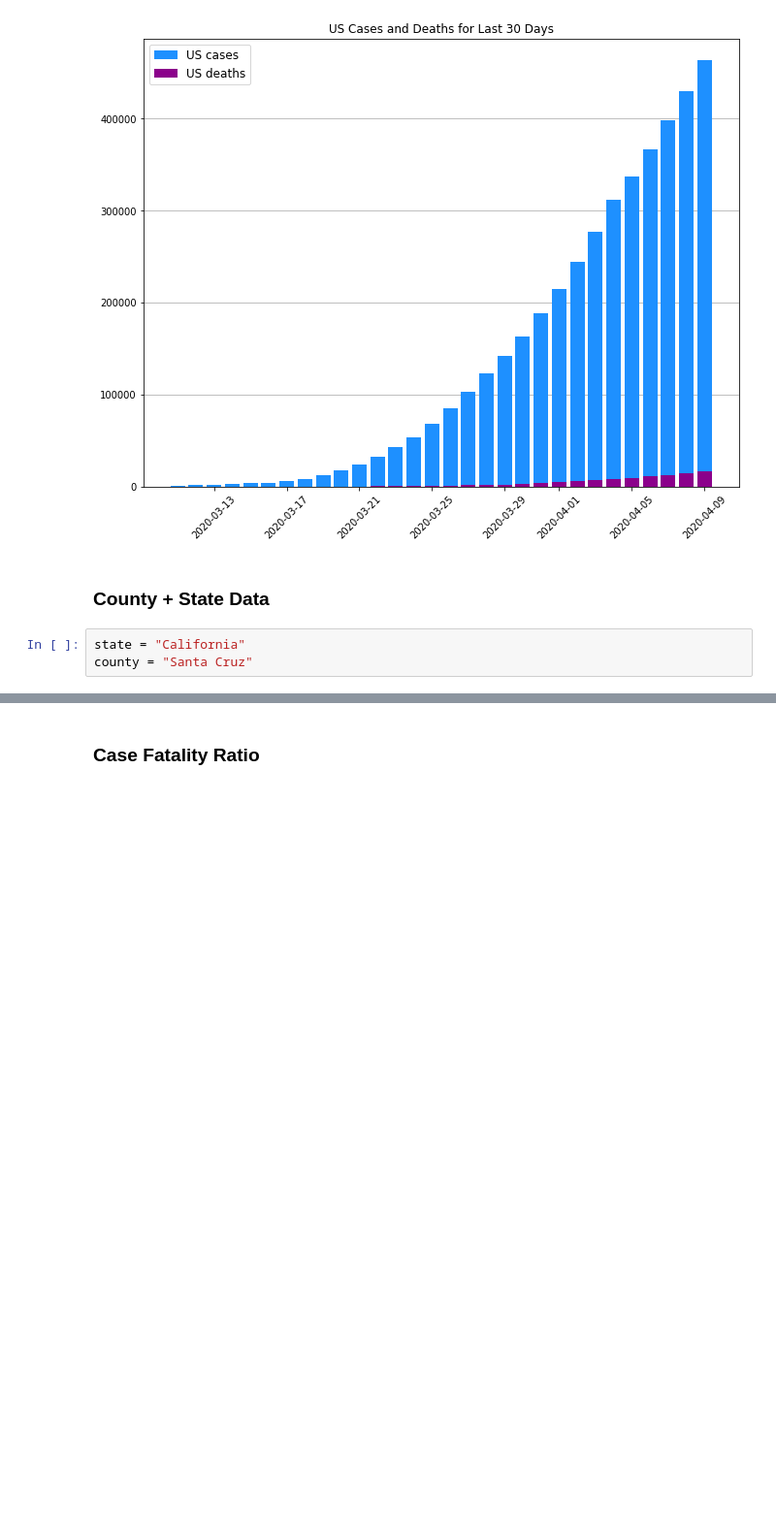
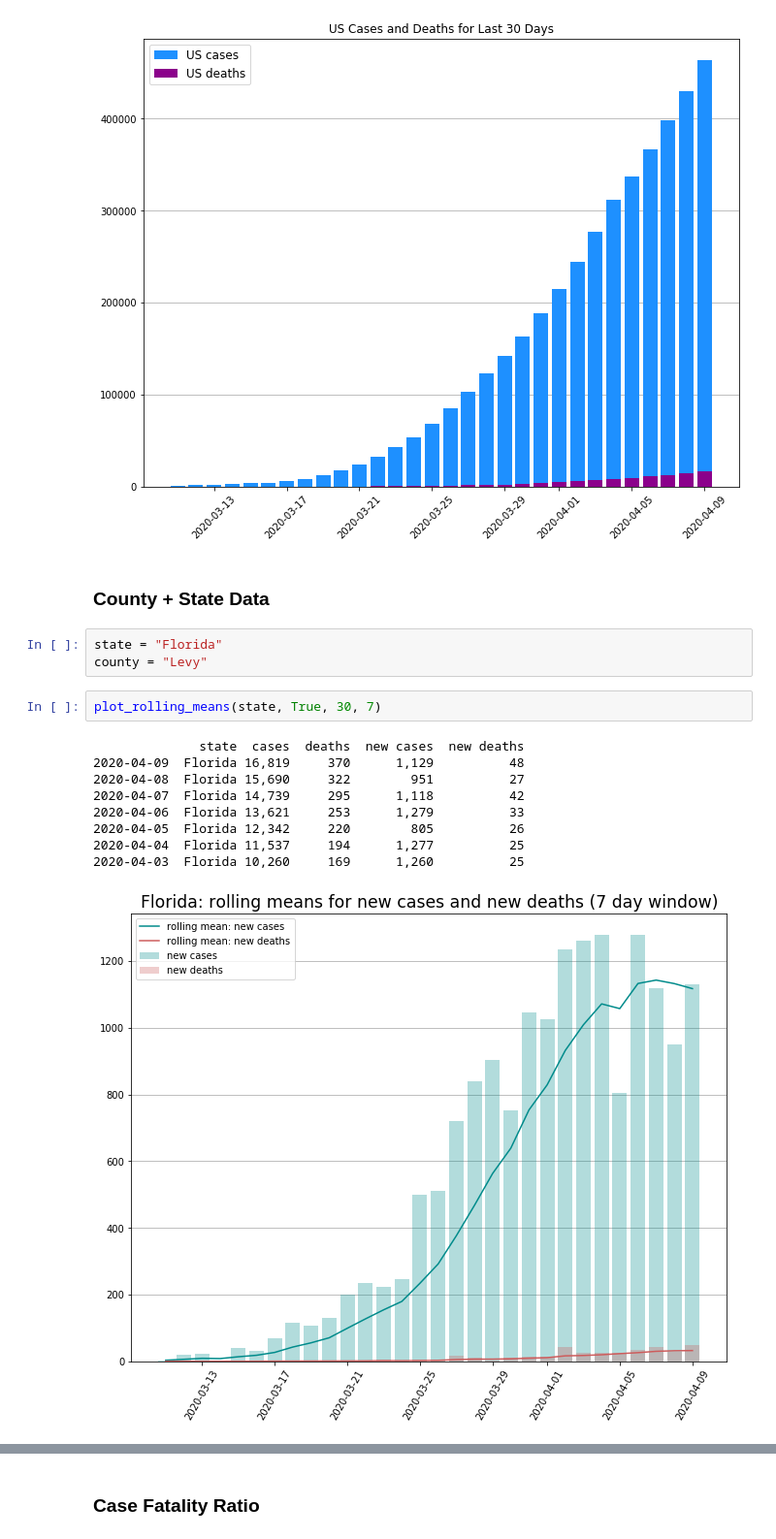
Before and after one commit to ritajett/playground, a Jupyter notebook: covid-data.ipynb, the cells around one changed output, grey strips where cells are left out. Shown at 97% size. Saved outputs shown, nothing was run; the diff lists cells and outputs as text; blank space fills up the shorter version.

```diff
--- a/covid-data.ipynb
+++ b/covid-data.ipynb
@@ -46,9 +30,21 @@ plot_us_cases(30)
 [figure]
 # %% [markdown]
 ### County + State Data
-# %%
-state = "California"
-county = "Santa Cruz"
+# %%
+state = "Florida"
+county = "Levy"
+# %%
+plot_rolling_means(state, True, 30, 7)
+# %% [output]
+              state  cases  deaths  new cases  new deaths
+2020-04-09  Florida 16,819     370      1,129          48
+2020-04-08  Florida 15,690     322        951          27
+2020-04-07  Florida 14,739     295      1,118          42
+2020-04-06  Florida 13,621     253      1,279          33
+2020-04-05  Florida 12,342     220        805          26
+2020-04-04  Florida 11,537     194      1,277          25
+2020-04-03  Florida 10,260     169      1,260          25
+[figure, added]
 # %%
 plot_county_cases(state, county, days=30)
 # %% [output]
```
Also changed, not shown: parts of 7 cells of this notebook, 2 other files.
